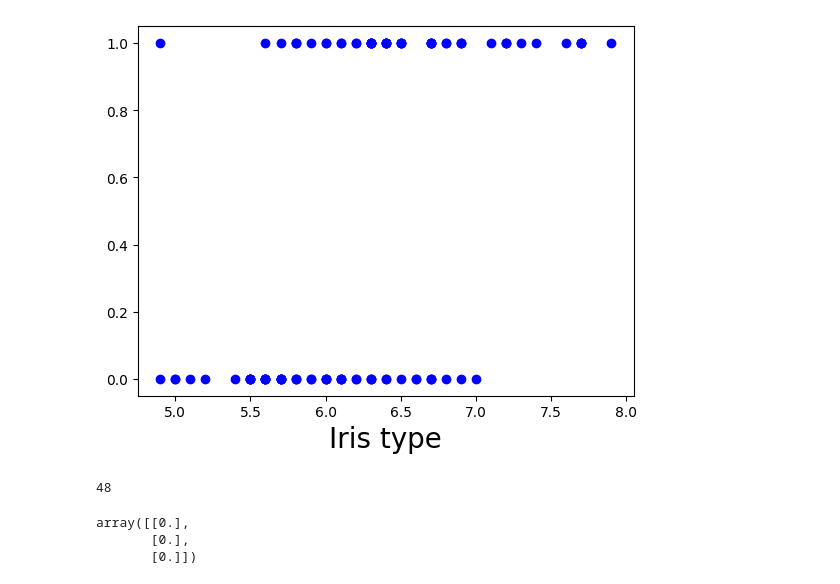
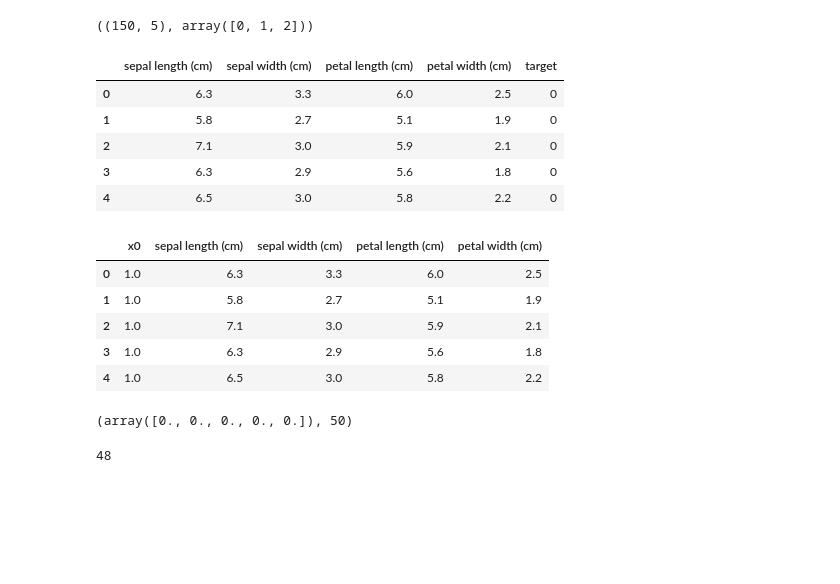
Before and after one commit to adtitovich/dsml-17, a Jupyter notebook: m2.ipynb, the cells around one changed output. Cells and saved outputs as stored; diff of their text form; code cells hidden in the pictures; blank space fills up the shorter version.

```diff
--- a/m2.ipynb
+++ b/m2.ipynb
@@ -24,13 +28,19 @@ iris_df.head()
-# %%
-import matplotlib.pyplot as plt
-
-y = iris_df['Iris_type']
-x1 = iris_df['sepal length (cm)']
-
-plt.scatter(x1, y, color="blue")
-plt.xlabel('sepal length', fontsize=20)
-plt.xlabel('Iris type', fontsize=20)
-
-plt.show()
-# %% [output]
-[figure, removed]
+# %%
+df.shape, np.unique(df.target)
+# %% [output]
+((150, 5), array([0, 1, 2]))
+# %%
+# Убирвем данные по setosa, оставляем versicolor=0; virginica=1
+
+df['target'] -= 1
+df = df[df.target != -1]
+# переиндексуем
+df.reset_index(drop=True, inplace=True)
+df.head()
+# %% [output]
+|  | sepal length (cm) | sepal width (cm) | petal length (cm) | petal width (cm) | target |
+| 0 | 6.3 | 3.3 | 6.0 | 2.5 | 0 |
+| 1 | 5.8 | 2.7 | 5.1 | 1.9 | 0 |
+| 2 | 7.1 | 3.0 | 5.9 | 2.1 | 0 |
+| 3 | 6.3 | 2.9 | 5.6 | 1.8 | 0 |
+| 4 | 6.5 | 3.0 | 5.8 | 2.2 | 0 |
@@ -36,0 +51,16 @@ plt.show()
+# %%
+# добавим столбец с единицами
+X.insert(0,'x0', np.ones(X.shape[0]))
+# %% [output]
+|  | x0 | sepal length (cm) | sepal width (cm) | petal length (cm) | petal width (cm) |
+| 0 | 1.0 | 6.3 | 3.3 | 6.0 | 2.5 |
+| 1 | 1.0 | 5.8 | 2.7 | 5.1 | 1.9 |
+| 2 | 1.0 | 7.1 | 3.0 | 5.9 | 2.1 |
+| 3 | 1.0 | 6.3 | 2.9 | 5.6 | 1.8 |
+| 4 | 1.0 | 6.5 | 3.0 | 5.8 | 2.2 |
+# %%
+# вектор начальных весов (начальное значение - 0)
+thetas, n = np.zeros(X.shape[1]), X.shape[0]
+thetas, n
+# %% [output]
+(array([0., 0., 0., 0., 0.]), 50)
@@ -66,7 +116,0 @@ theta = np.zeros((X.shape[1],1))
-# %%
-in_theta = np.zeros((X.shape[1],1))
-in_theta
-# %% [output]
-array([[0.],
-       [0.],
-       [0.]])
```
Also changed, not shown: parts of 26 cells of this notebook.
